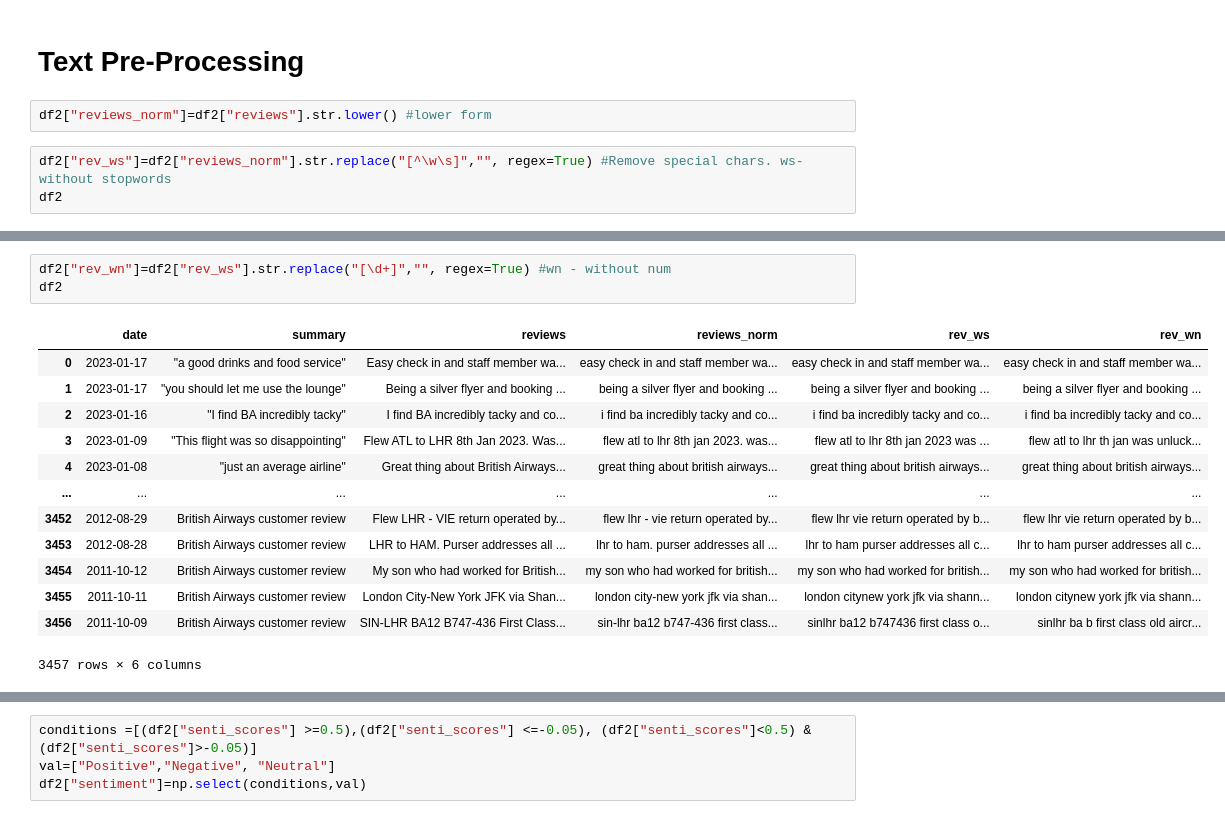
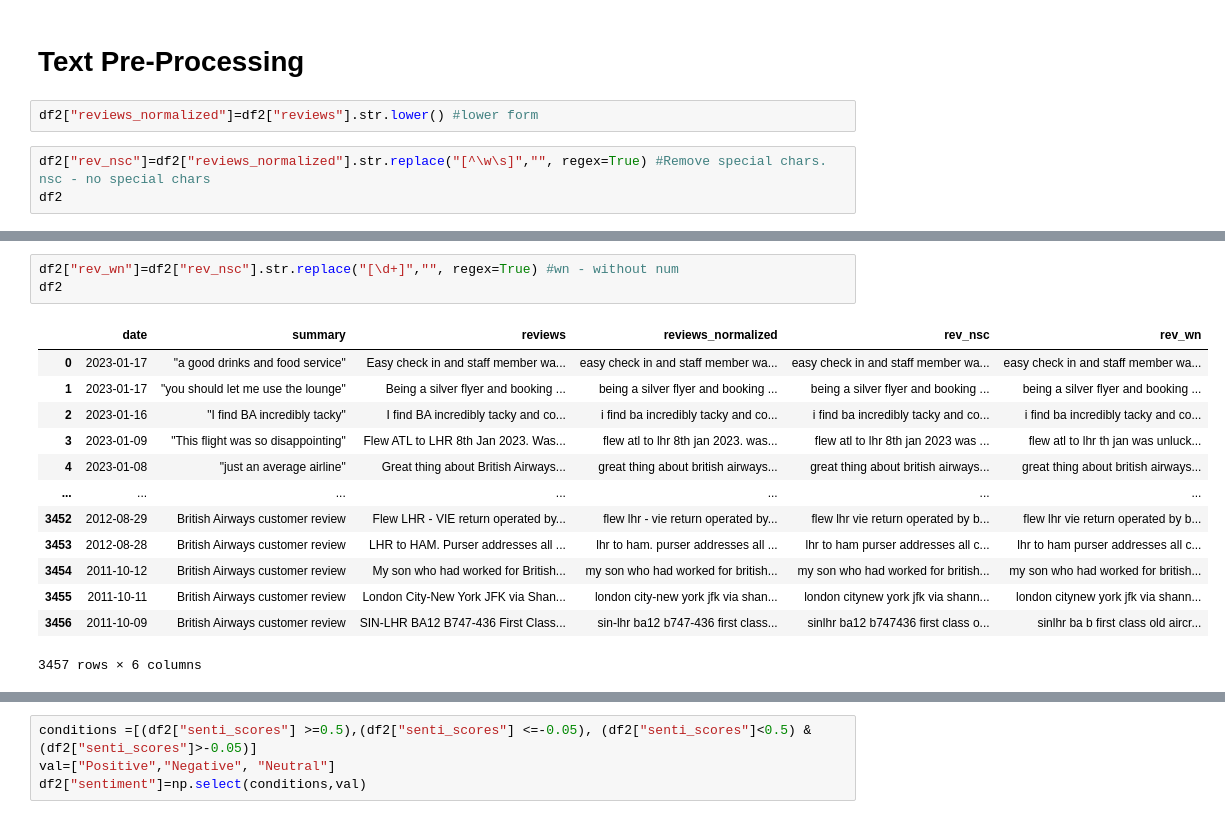
Before and after one commit to MehulSarup/Airlines_Sentiment_Analyzer, a Jupyter notebook: Reviews Sentiment Analysis.ipynb, the cells around one changed output, grey strips where cells are left out. Drawn from its saved outputs; the diff is of its cells as text.

```diff
--- a/Reviews Sentiment Analysis.ipynb
+++ b/Reviews Sentiment Analysis.ipynb
@@ -86,8 +86,8 @@ memory usage: 108.0+ KB
 # %% [markdown]
 # Text Pre-Processing
 # %%
-df2["reviews_norm"]=df2["reviews"].str.lower() #lower form
+df2["reviews_normalized"]=df2["reviews"].str.lower() #lower form
 # %%
-df2["rev_ws"]=df2["reviews_norm"].str.replace("[^\w\s]","", regex=True) #Remove special chars. ws-without stopwords
+df2["rev_nsc"]=df2["reviews_normalized"].str.replace("[^\w\s]","", regex=True) #Remove special chars. nsc - no special chars
 df2
 # %% [output]
@@ -105,10 +105,10 @@ df2
 | 3456 | 2011-10-09 | British Airways customer review | SIN-LHR BA12 B747-436 First Class... | sin-lhr ba12 b747-436 first class... | sinlhr ba12 b747436 first class o... |
 3457 rows × 5 columns
 # %%
-df2["rev_wn"]=df2["rev_ws"].str.replace("[\d+]","", regex=True) #wn - without num
+df2["rev_wn"]=df2["rev_nsc"].str.replace("[\d+]","", regex=True) #wn - without num
 df2
 # %% [output]
-|  | date | summary | reviews | reviews_norm | rev_ws | rev_wn |
+|  | date | summary | reviews | reviews_normalized | rev_nsc | rev_wn |
 | 0 | 2023-01-17 | "a good drinks and food service" | Easy check in and staff member wa... | easy check in and staff member wa... | easy check in and staff member wa... | easy check in and staff member wa... |
 | 1 | 2023-01-17 | "you should let me use the lounge" | Being a silver flyer and booking ... | being a silver flyer and booking ... | being a silver flyer and booking ... | being a silver flyer and booking ... |
 | 2 | 2023-01-16 | "I find BA incredibly tacky" | I find BA incredibly tacky and co... | i find ba incredibly tacky and co... | i find ba incredibly tacky and co... | i find ba incredibly tacky and co... |
```
Also changed, not shown: parts of 22 cells of this notebook.
